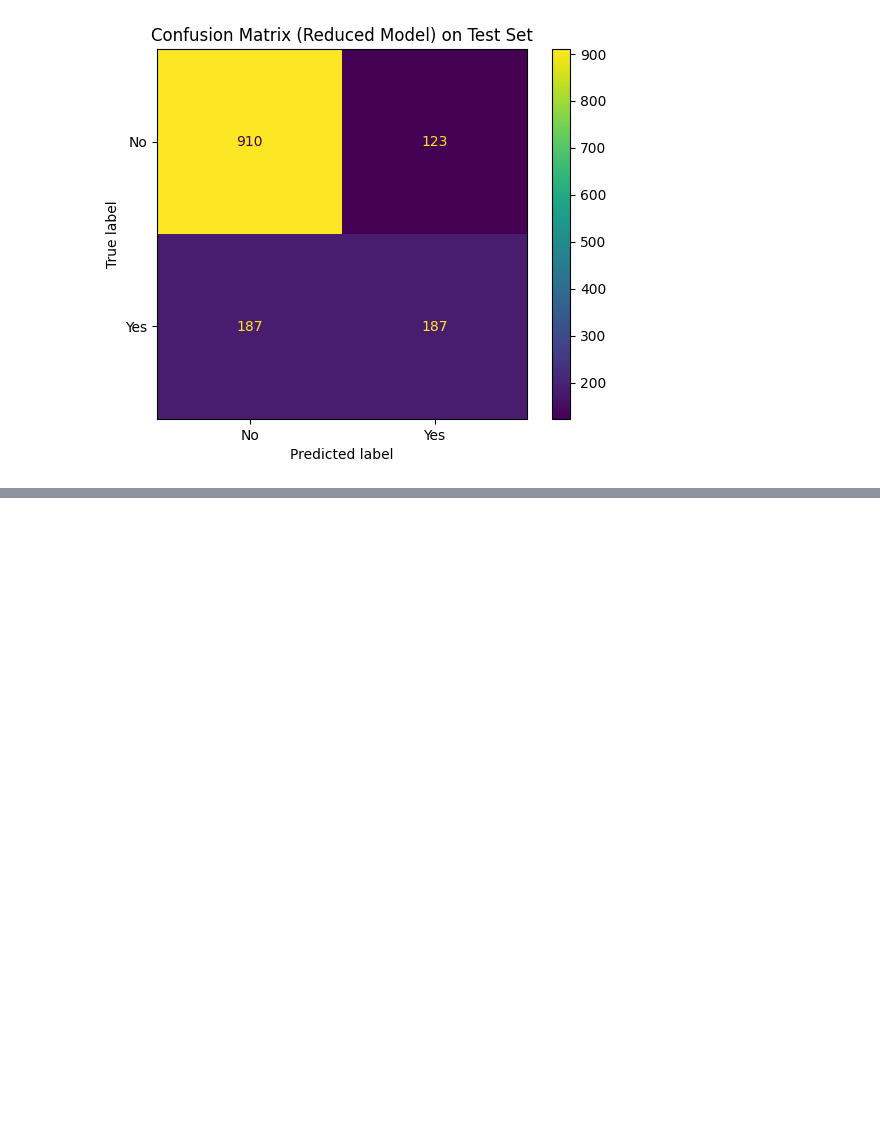
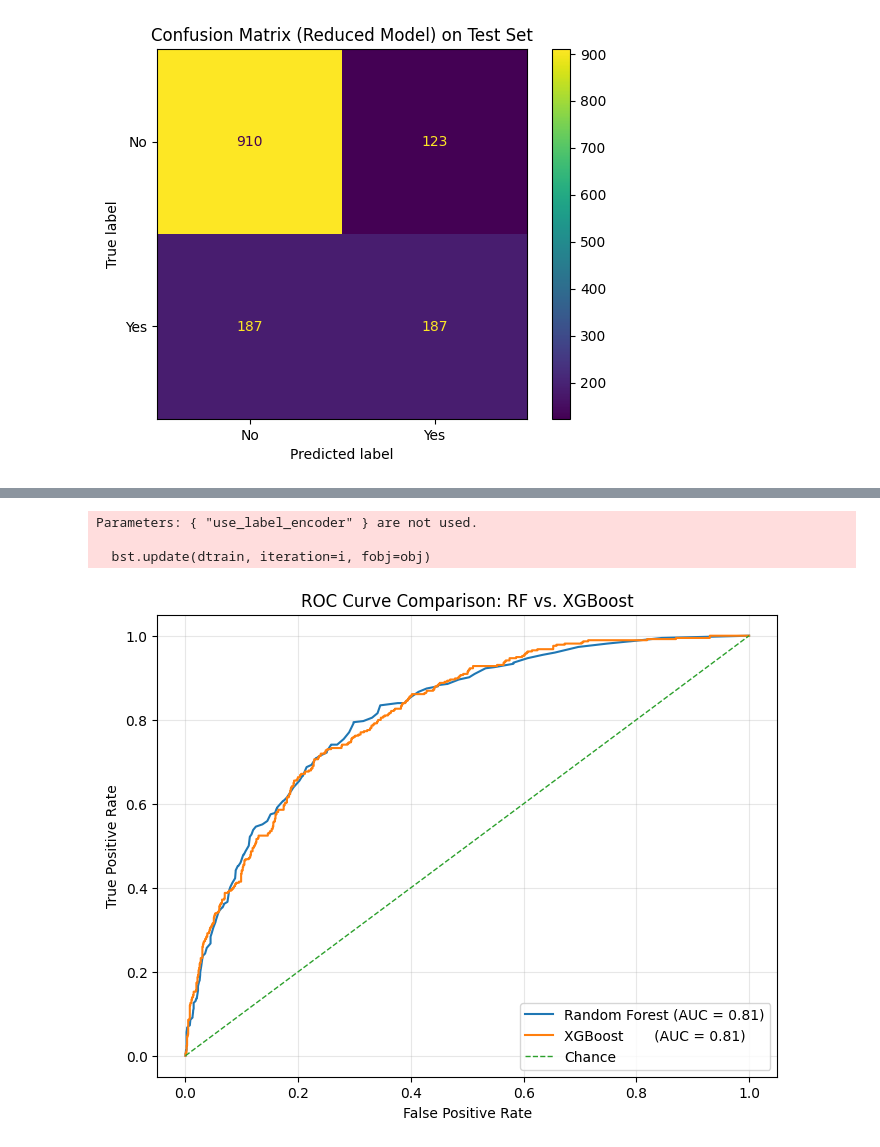
Before and after one commit to mjigithub/STA141C-Project, a Jupyter notebook: Random_Forest_Models/random_forest_churn.ipynb, the cells around one changed output, grey strips where cells are left out. Drawn from its saved outputs; the diff is of its cells as text; code cells hidden in the pictures; blank space fills up the shorter version.

Commit message:
Added xgboost and more metrics

```diff
--- a/Random_Forest_Models/random_forest_churn.ipynb
+++ b/Random_Forest_Models/random_forest_churn.ipynb
@@ -180,3 +180,22 @@ for name, pipe, X_tr, X_te in models:
 [figure]
 [figure]
 [figure]
+# %%
+import pandas as pd
+
+# Extract and display feature importances for both pipelines
+for name, pipe in [('Full Model', pipe_full), ('Reduced Model', pipe_red)]:
+    # Get feature names post-transform
+    preprocessor = pipe.named_steps['pre']
+    feature_names = preprocessor.get_feature_names_out()
+
+    # Get importances from the RandomForest step
+    rf = pipe.named_steps['rf']
+    importances = rf.feature_importances_
+
+    # Combine into a Series and sort
+    feat_imp = pd.Series(importances, index=feature_names).sort_values(ascending=False)
+
+    print(f"\nTop 10 Important Predictors for {name}:")
+    print(feat_imp.head(10))
+    # To see all predictors, you could display feat_imp itself
@@ -182,0 +454,43 @@ for name, pipe, X_tr, X_te in models:
+# %%
+from sklearn.metrics import roc_curve, auc
+import matplotlib.pyplot as plt
+
+# — Assuming you already have these defined from before —
+# pipe_full       # your RF pipeline (with preprocessor + RandomForestClassifier)
+# pipe_xgb        # your XGB pipeline (with same preprocessor_full + XGBClassifier)
+# X_train_full
+# X_test_full
+# y_train, y_test
+
+# 1) (Re)fit both models on the training set
+pipe_full.fit(X_train_full, y_train)
+pipe_xgb.fit (X_train_full, y_train)
+
+# 2) Get predicted probabilities on the held-out test set
+y_proba_rf  = pipe_full.predict_proba(X_test_full)[:, 1]
+y_proba_xgb = pipe_xgb.predict_proba (X_test_full)[:, 1]
+
+# 3) Compute ROC metrics
+fpr_rf,  tpr_rf,  _ = roc_curve(y_test, y_proba_rf)
+auc_rf  = auc(fpr_rf, tpr_rf)
+
+fpr_xgb, tpr_xgb, _ = roc_curve(y_test, y_proba_xgb)
+auc_xgb = auc(fpr_xgb, tpr_xgb)
+
+# 4) Plot both curves on one figure
+plt.figure(figsize=(8,6))
+plt.plot(fpr_rf,  tpr_rf,  label=f'Random Forest (AUC = {auc_rf:.2f})')
+plt.plot(fpr_xgb, tpr_xgb, label=f'XGBoost       (AUC = {auc_xgb:.2f})')
+plt.plot([0,1], [0,1], '--', linewidth=1, label='Chance')
+
+plt.xlabel('False Positive Rate')
+plt.ylabel('True Positive Rate')
+plt.title('ROC Curve Comparison: RF vs. XGBoost')
+plt.legend(loc='lower right')
+plt.grid(alpha=0.3)
+plt.show()
+# %% [output]
+Parameters: { "use_label_encoder" } are not used.
+
+  bst.update(dtrain, iteration=i, fobj=obj)
+[figure, added]
```
Also changed, not shown: parts of 5 cells of this notebook, 8 other files.
